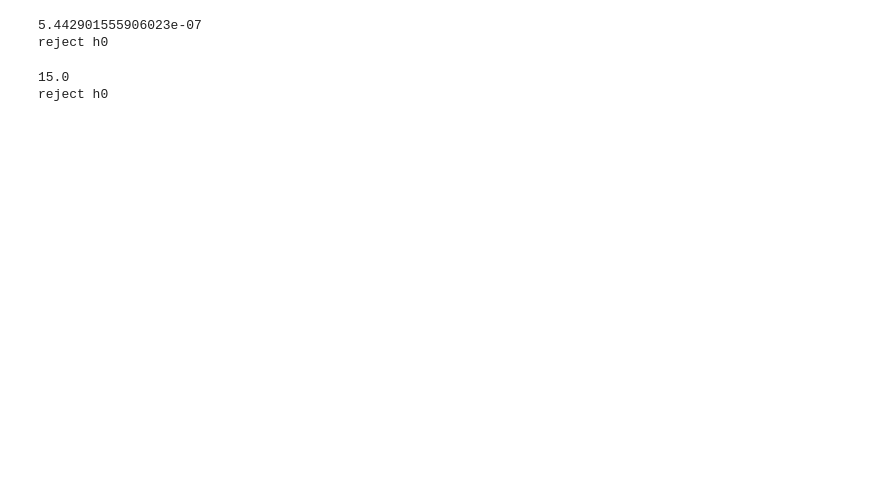
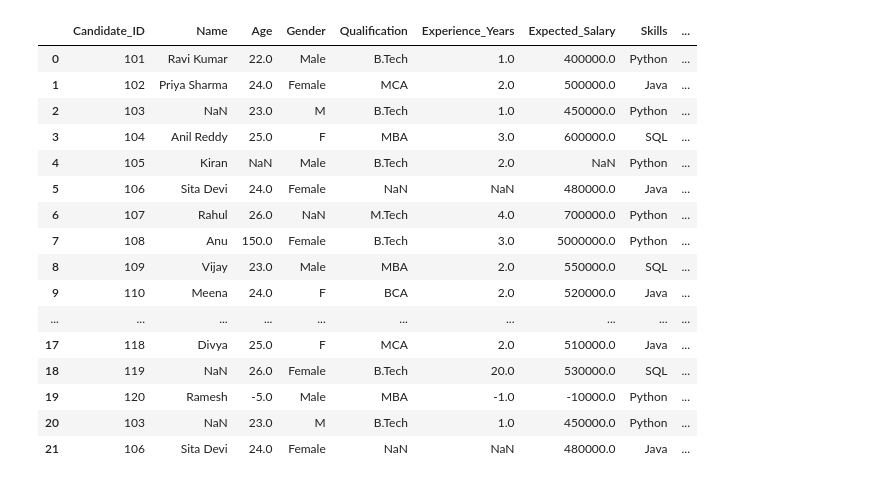
Before and after one commit to swathiGangireddy29/datasciencelearing, a Jupyter notebook: HT.ipynb, the cells around one changed output. Cells and saved outputs as stored; diff of their text form; code cells hidden in the pictures; blank space fills up the shorter version.

```diff
--- a/HT.ipynb
+++ b/HT.ipynb
@@ -1,37 +1,25 @@
 # %% [markdown]
 <a href="https://colab.research.google.com/github/swathiGangireddy29/datasciencelearing/blob/main/HT.ipynb" target="_parent"><img src="https://colab.research.google.com/assets/colab-badge.svg" alt="Open In Colab"/></a>
-# %%
-#anova = analysis of variance
-#anova helps us compare multpile groups and check whether their
-#average values are significantly different from other
-from scipy.stats import f_oneway
-method_a = [70,72,68,75,75]
-method_b = [80,82,78,85,81]
-method_c = [90,92,88,95,91]
-f_stat,p_value = f_oneway(
-    method_a,
-    method_b,
-    method_c,
-)
-#fsta tells us whether the gropus are significantly different from each other
-print(p_value)
-if p_value<0.05:
-  print("reject h0")
-else:
-  print("fail to reject h0")
-# %% [output]
-5.442901555906023e-07
-reject h0
-# %%
-from scipy.stats import chisquare
-observed = [20,10,5,5]
-expected = [10,10,10,10]
-chi2,p_value = chisquare(observed,expected)
-print(chi2)
-if p_value<0.05:
-  print("reject h0")
-else:
-  print("fail to reject")
-# %% [output]
-15.0
-reject h0
+# %%
+import pandas as pd
+import numpy as np
+df = pd.read_csv("/content/career_dataset (1).csv")
+df
+# %% [output]
+|  | Candidate_ID | Name | Age | Gender | Qualification | Experience_Years | Expected_Salary | Skills | ... |
+| 0 | 101 | Ravi Kumar | 22.0 | Male | B.Tech | 1.0 | 400000.0 | Python | ... |
+| 1 | 102 | Priya Sharma | 24.0 | Female | MCA | 2.0 | 500000.0 | Java | ... |
+| 2 | 103 | NaN | 23.0 | M | B.Tech | 1.0 | 450000.0 | Python | ... |
+| 3 | 104 | Anil Reddy | 25.0 | F | MBA | 3.0 | 600000.0 | SQL | ... |
+| 4 | 105 | Kiran | NaN | Male | B.Tech | 2.0 | NaN | Python | ... |
+| 5 | 106 | Sita Devi | 24.0 | Female | NaN | NaN | 480000.0 | Java | ... |
+| 6 | 107 | Rahul | 26.0 | NaN | M.Tech | 4.0 | 700000.0 | Python | ... |
+| 7 | 108 | Anu | 150.0 | Female | B.Tech | 3.0 | 5000000.0 | Python | ... |
+| 8 | 109 | Vijay | 23.0 | Male | MBA | 2.0 | 550000.0 | SQL | ... |
+| 9 | 110 | Meena | 24.0 | F | BCA | 2.0 | 520000.0 | Java | ... |
+| ... | ... | ... | ... | ... | ... | ... | ... | ... | ... |
+| 17 | 118 | Divya | 25.0 | F | MCA | 2.0 | 510000.0 | Java | ... |
+| 18 | 119 | NaN | 26.0 | Female | B.Tech | 20.0 | 530000.0 | SQL | ... |
+| 19 | 120 | Ramesh | -5.0 | Male | MBA | -1.0 | -10000.0 | Python | ... |
+| 20 | 103 | NaN | 23.0 | M | B.Tech | 1.0 | 450000.0 | Python | ... |
+| 21 | 106 | Sita Devi | 24.0 | Female | NaN | NaN | 480000.0 | Java | ... |
```
Also changed, not shown: parts of 11 cells of this notebook.
